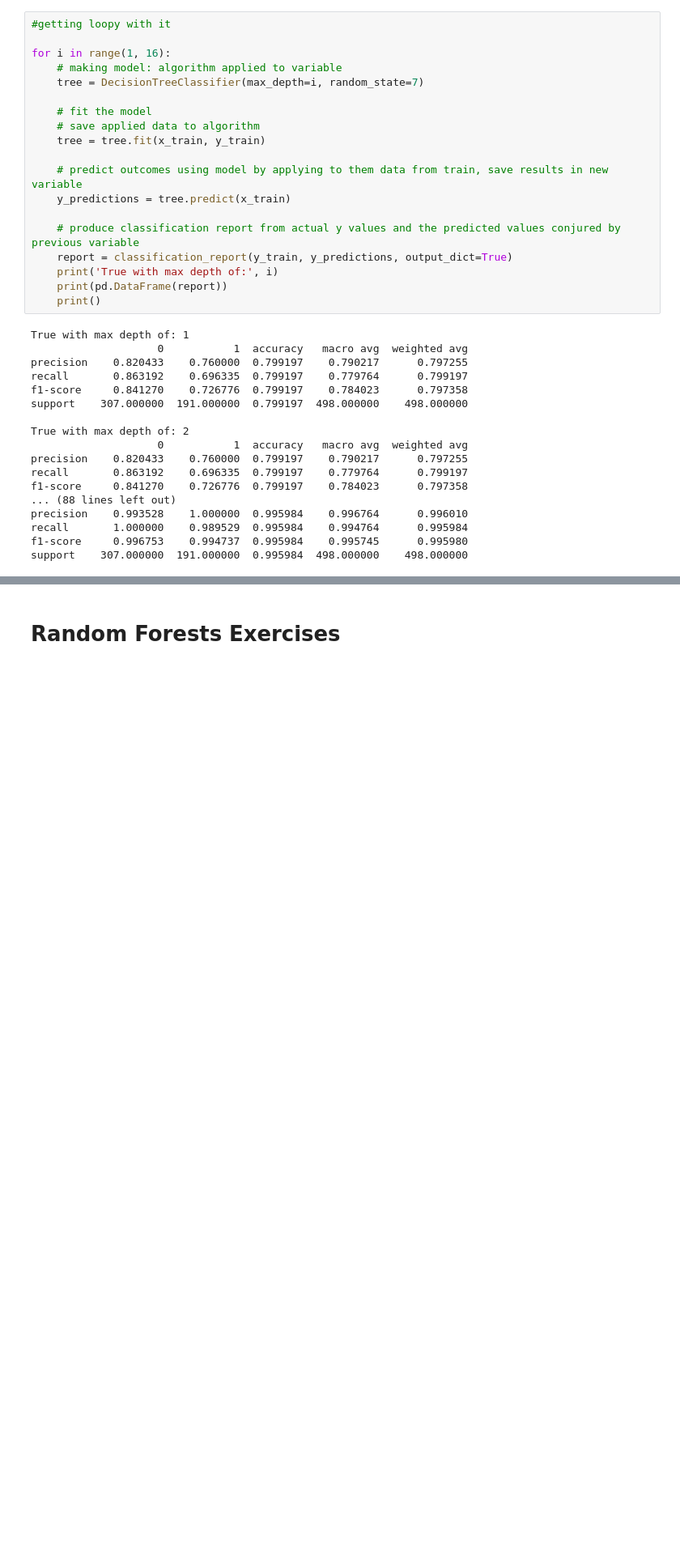
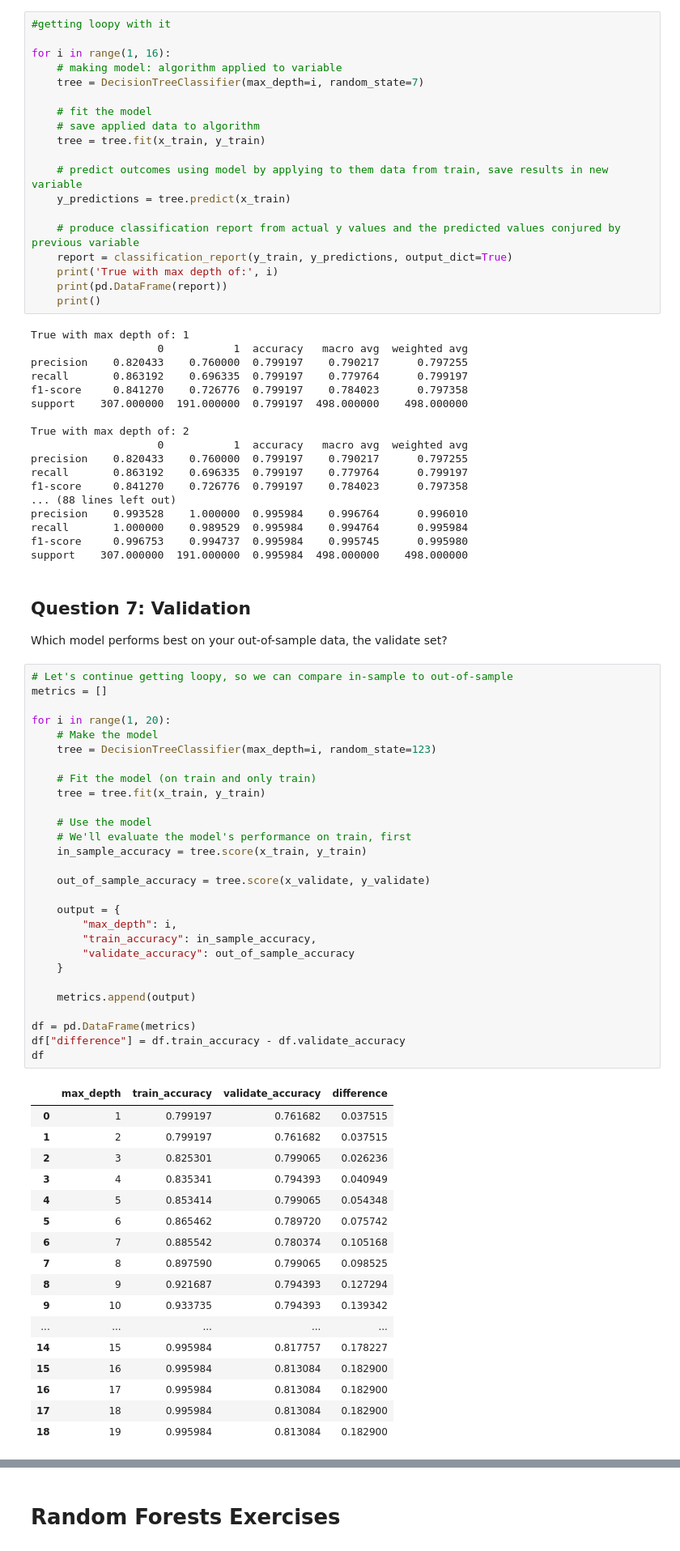
Before and after one commit to jcrosenberger/classification-exercises, a Jupyter notebook: model.ipynb, the cells around one changed output, grey strips where cells are left out. Shown at 81% size. Saved outputs shown, nothing was run; the diff lists cells and outputs as text; blank space fills up the shorter version.

```diff
--- a/model.ipynb
+++ b/model.ipynb
@@ -298,3 +298,52 @@ precision    0.993528    1.000000  0.995984    0.996764      0.996010
 recall       1.000000    0.989529  0.995984    0.994764      0.995984
 f1-score     0.996753    0.994737  0.995984    0.995745      0.995980
 support    307.000000  191.000000  0.995984  498.000000    498.000000
+# %% [markdown]
+## Question 7: Validation
+Which model performs best on your out-of-sample data, the validate set?
+# %%
+# Let's continue getting loopy, so we can compare in-sample to out-of-sample
+metrics = []
+
+for i in range(1, 20):
+    # Make the model
+    tree = DecisionTreeClassifier(max_depth=i, random_state=123)
+
+    # Fit the model (on train and only train)
+    tree = tree.fit(x_train, y_train)
+
+    # Use the model
+    # We'll evaluate the model's performance on train, first
+    in_sample_accuracy = tree.score(x_train, y_train)
+
+    out_of_sample_accuracy = tree.score(x_validate, y_validate)
+
+    output = {
+        "max_depth": i,
+        "train_accuracy": in_sample_accuracy,
+        "validate_accuracy": out_of_sample_accuracy
+    }
+
+    metrics.append(output)
+
+df = pd.DataFrame(metrics)
+df["difference"] = df.train_accuracy - df.validate_accuracy
+df
+# %% [output]
+|  | max_depth | train_accuracy | validate_accuracy | difference |
+| 0 | 1 | 0.799197 | 0.761682 | 0.037515 |
+| 1 | 2 | 0.799197 | 0.761682 | 0.037515 |
+| 2 | 3 | 0.825301 | 0.799065 | 0.026236 |
+| 3 | 4 | 0.835341 | 0.794393 | 0.040949 |
+| 4 | 5 | 0.853414 | 0.799065 | 0.054348 |
+| 5 | 6 | 0.865462 | 0.789720 | 0.075742 |
+| 6 | 7 | 0.885542 | 0.780374 | 0.105168 |
+| 7 | 8 | 0.897590 | 0.799065 | 0.098525 |
+| 8 | 9 | 0.921687 | 0.794393 | 0.127294 |
+| 9 | 10 | 0.933735 | 0.794393 | 0.139342 |
+| ... | ... | ... | ... | ... |
+| 14 | 15 | 0.995984 | 0.817757 | 0.178227 |
+| 15 | 16 | 0.995984 | 0.813084 | 0.182900 |
+| 16 | 17 | 0.995984 | 0.813084 | 0.182900 |
+| 17 | 18 | 0.995984 | 0.813084 | 0.182900 |
+| 18 | 19 | 0.995984 | 0.813084 | 0.182900 |
```
Also changed, not shown: parts of 2 cells of this notebook.
